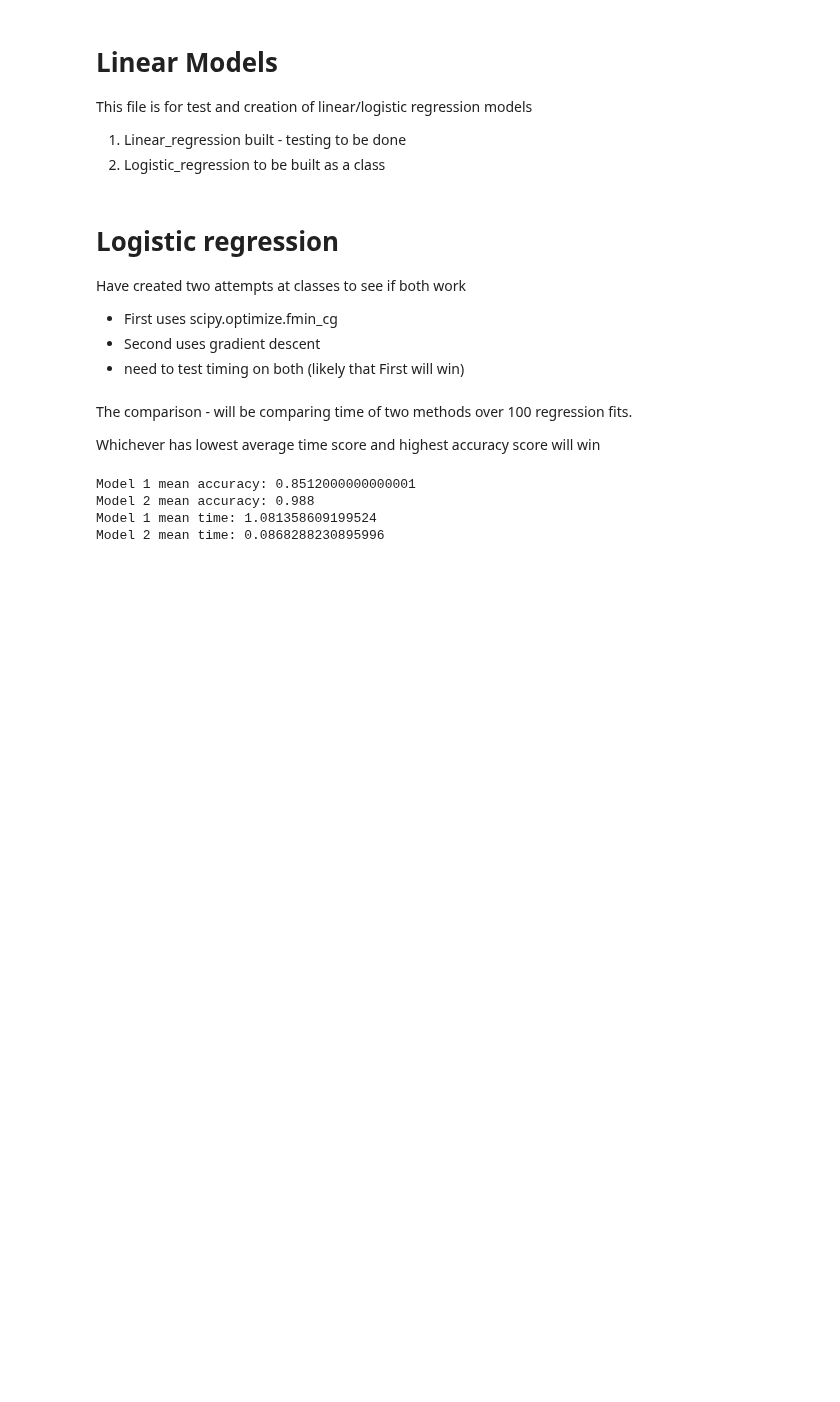
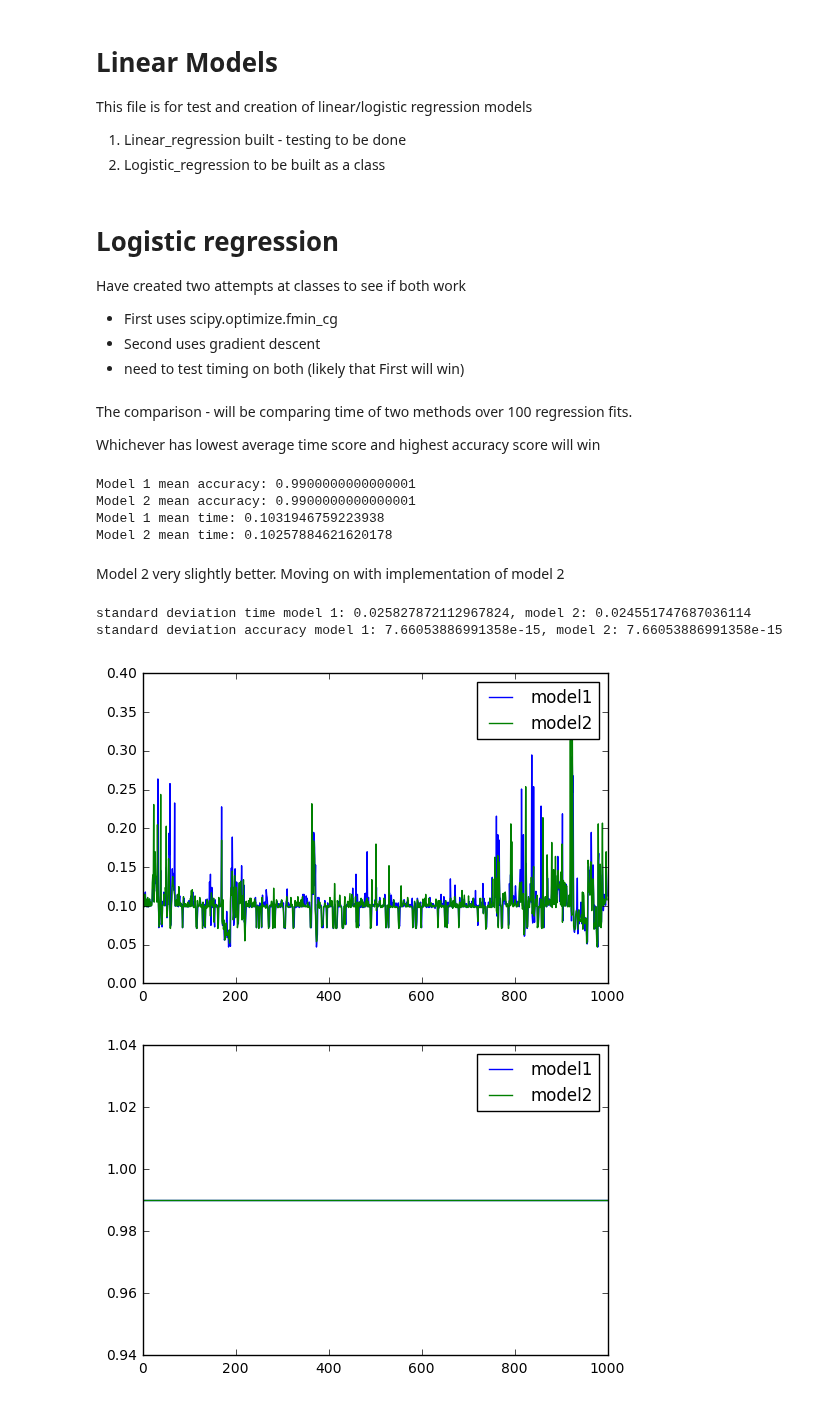
Before and after one commit to fhethomas/regression_models, a Jupyter notebook: Linear & NN.ipynb, the cells around one changed output. Cells and saved outputs as stored; diff of their text form; code cells hidden in the pictures; blank space fills up the shorter version.

Commit message:
Updated module with Logistic Reg object
Simple logistic regression model has been completed. Testing was run against two versions and little difference was found.

```diff
--- a/Linear & NN.ipynb
+++ b/Linear & NN.ipynb
@@ -292,7 +337,7 @@ Whichever has lowest average time score and highest accuracy score will win
 # %%
 accuracy_log = []
 time_log = []
-for i in range(100):
+for i in range(1000):
     temp_accuracy = []
     temp_time = []
     t1=time.time()
@@ -316,7 +361,7 @@ print('Model 2 mean accuracy: {0}'.format(np.mean(accuracy_log[:,1])))
 print('Model 1 mean time: {0}'.format(np.mean(time_log[:,0])))
 print('Model 2 mean time: {0}'.format(np.mean(time_log[:,1])))
 # %% [output]
-Model 1 mean accuracy: 0.8512000000000001
-Model 2 mean accuracy: 0.988
-Model 1 mean time: 1.081358609199524
-Model 2 mean time: 0.0868288230895996
+Model 1 mean accuracy: 0.9900000000000001
+Model 2 mean accuracy: 0.9900000000000001
+Model 1 mean time: 0.1031946759223938
+Model 2 mean time: 0.10257884621620178
@@ -325,0 +368,3 @@ lr.cost_function(lr.theta,X,y)
+# %% [markdown]
+Model 2 very slightly better.
+Moving on with implementation of model 2
@@ -326,3 +374,17 @@ lr.cost_function(lr.theta,X,y)
+# %%
+print('standard deviation time model 1: {0}, model 2: {1}'.format(np.std(time_log,axis=0)[0],np.std(time_log,axis=0)[1]))
+print('standard deviation accuracy model 1: {0}, model 2: {1}'.format(np.std(accuracy_log,axis=0)[0],np.std(accuracy_log,axis=0)[1]))
+plt.plot(time_log)
+plt.legend(['model1','model2'])
+plt.show()
+plt.plot(accuracy_log)
+plt.legend(['model1','model2'])
+plt.show()
+# %% [output]
+standard deviation time model 1: 0.025827872112967824, model 2: 0.024551747687036114
+standard deviation accuracy model 1: 7.66053886991358e-15, model 2: 7.66053886991358e-15
+[figure, added]
+[figure, added]
 # %%
 from scipy.optimize import fmin_cg #fmin_cg to train neural network
 class NeuralNetwork:
```
Also changed, not shown: parts of 3 cells of this notebook, 2 other files.
